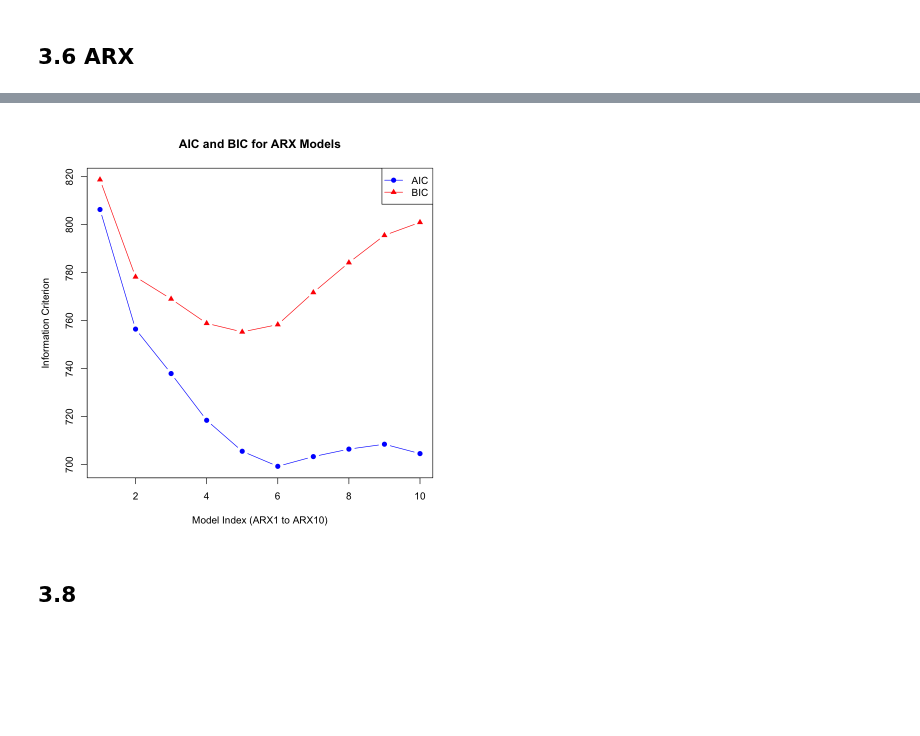
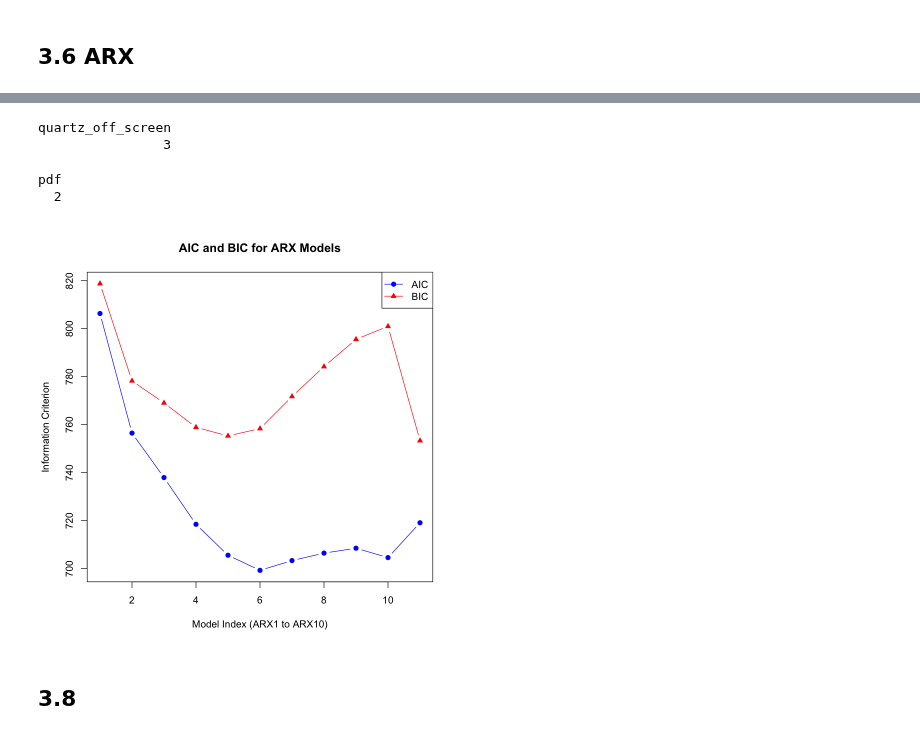
Before and after one commit to mathilderask/TimeSeriesAnalysis, a Jupyter notebook: Assig3/opg_3_nik.ipynb, the cells around one changed output, grey strips where cells are left out. Saved outputs shown, nothing was run; the diff lists cells and outputs as text; code cells hidden in the pictures; blank space fills up the shorter version.

```diff
--- a/Assig3/opg_3_nik.ipynb
+++ b/Assig3/opg_3_nik.ipynb
@@ -165,6 +133,7 @@ L$ARX8 <- lm(Ph ~ 0 + Ph.l1 + Ph.l2 + Ph.l3 + Ph.l4 + Ph.l5 + Ph.l6 + Ph.l7 + Ph
 L$ARX9 <- lm(Ph ~ 0 + Ph.l1 + Ph.l2 + Ph.l3 + Ph.l4 + Ph.l5 + Ph.l6 + Ph.l7 + Ph.l8 + Ph.l9 + Tdelta.l0 + Tdelta.l1 + Tdelta.l2 + Tdelta.l3 + Tdelta.l4 + Tdelta.l5 + Tdelta.l6 + Tdelta.l7 + Tdelta.l8 + Gv.l0 + Gv.l1 + Gv.l2 + Gv.l3 + Gv.l4 + Gv.l5 + Gv.l6 + Gv.l7 + Gv.l8, data = Dtrain)
 
 L$ARX10 <- lm(Ph ~ 0 + Ph.l1 + Ph.l2 + Ph.l3 + Ph.l4 + Ph.l5 + Ph.l6 + Ph.l7 + Ph.l8 + Ph.l9 + Ph.l10 + Tdelta.l0 + Tdelta.l1 + Tdelta.l2 + Tdelta.l3 + Tdelta.l4 + Tdelta.l5 + Tdelta.l6 + Tdelta.l7 + Tdelta.l8 + Tdelta.l9 + Gv.l0 + Gv.l1 + Gv.l2 + Gv.l3 + Gv.l4 + Gv.l5 + Gv.l6 + Gv.l7 + Gv.l8 + Gv.l9, data = Dtrain)
+L$IRF_custom <- lm(Ph ~ 0 + Ph.l1+ Ph.l2 + Ph.l3 + Ph.l4 + Ph.l5  + Tdelta.l0 + Tdelta.l1 + Tdelta.l2  + Gv.l0+Gv.l1, data=Dtrain)
 # %%
 par(bg = "white")
 plot(Dtrain$Ph, type="l", lwd=2)
@@ -187,14 +187,20 @@ legend("topright", c("Observations",names(L)), lty=1, col=1:(length(L)+1))
 # %%
-AIC_vec <- sapply(L[1:10], AIC)
-BIC_vec <- sapply(L[1:10], BIC)
+AIC_vec <- sapply(L[1:11], AIC)
+BIC_vec <- sapply(L[1:11], BIC)
 par(bg = "white")
-plot(1:10, AIC_vec, type = "b", pch = 19, col = "blue", ylim = range(c(AIC_vec, BIC_vec)),
+plot(1:11, AIC_vec, type = "b", pch = 19, col = "blue", ylim = range(c(AIC_vec, BIC_vec)),
      xlab = "Model Index (ARX1 to ARX10)", ylab = "Information Criterion",
      main = "AIC and BIC for ARX Models")
-lines(1:10, BIC_vec, type = "b", pch = 17, col = "red")
+lines(1:11, BIC_vec, type = "b", pch = 17, col = "red")
 legend("topright", legend = c("AIC", "BIC"), col = c("blue", "red"), pch = c(19, 17), lty = 1)
+dev.copy(png, file = "3_7.png", width = 600, height = 600, res = 100)
+dev.off()
 # %% [output]
+quartz_off_screen
+                3
+pdf
+  2
-[figure, old version]
+[figure, new version]
 # %% [markdown]
 ## 3.8
 # %%
```
Also changed, not shown: parts of 13 cells of this notebook, 5 other files.
